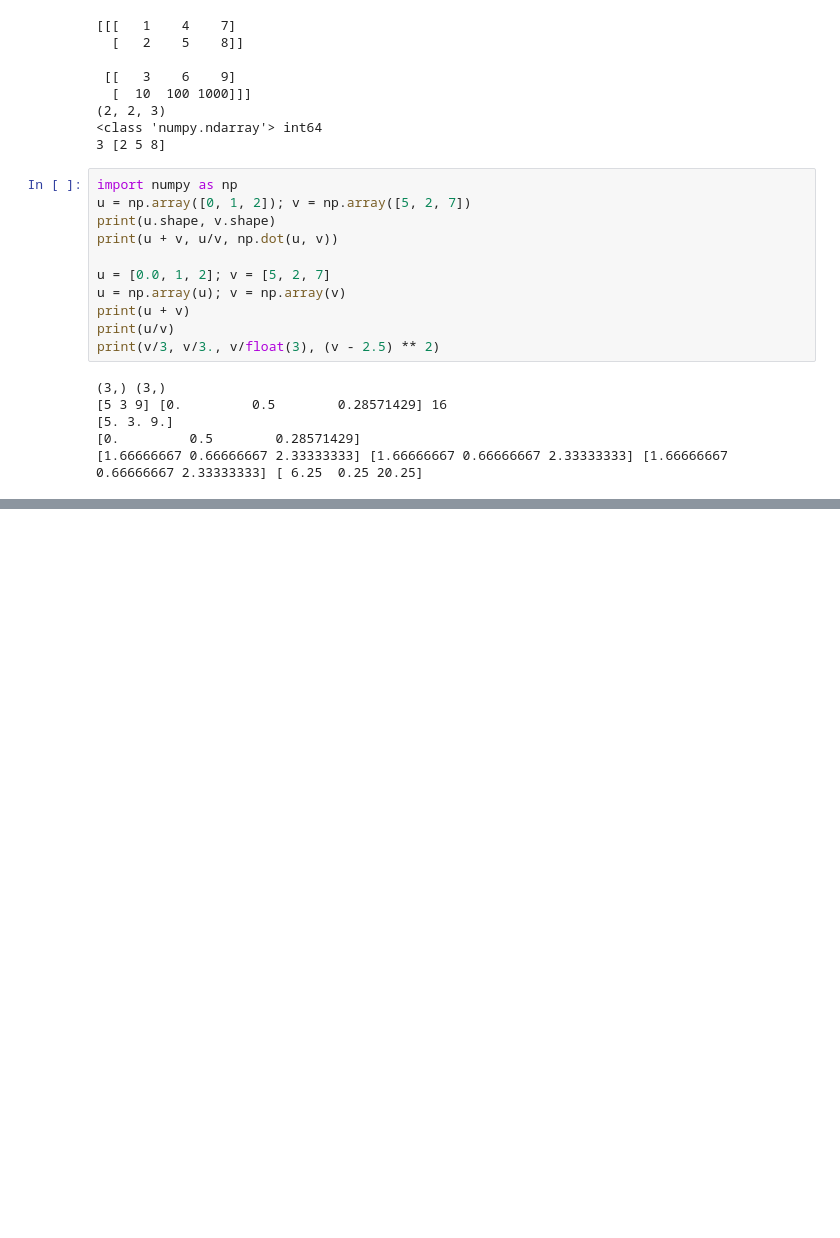
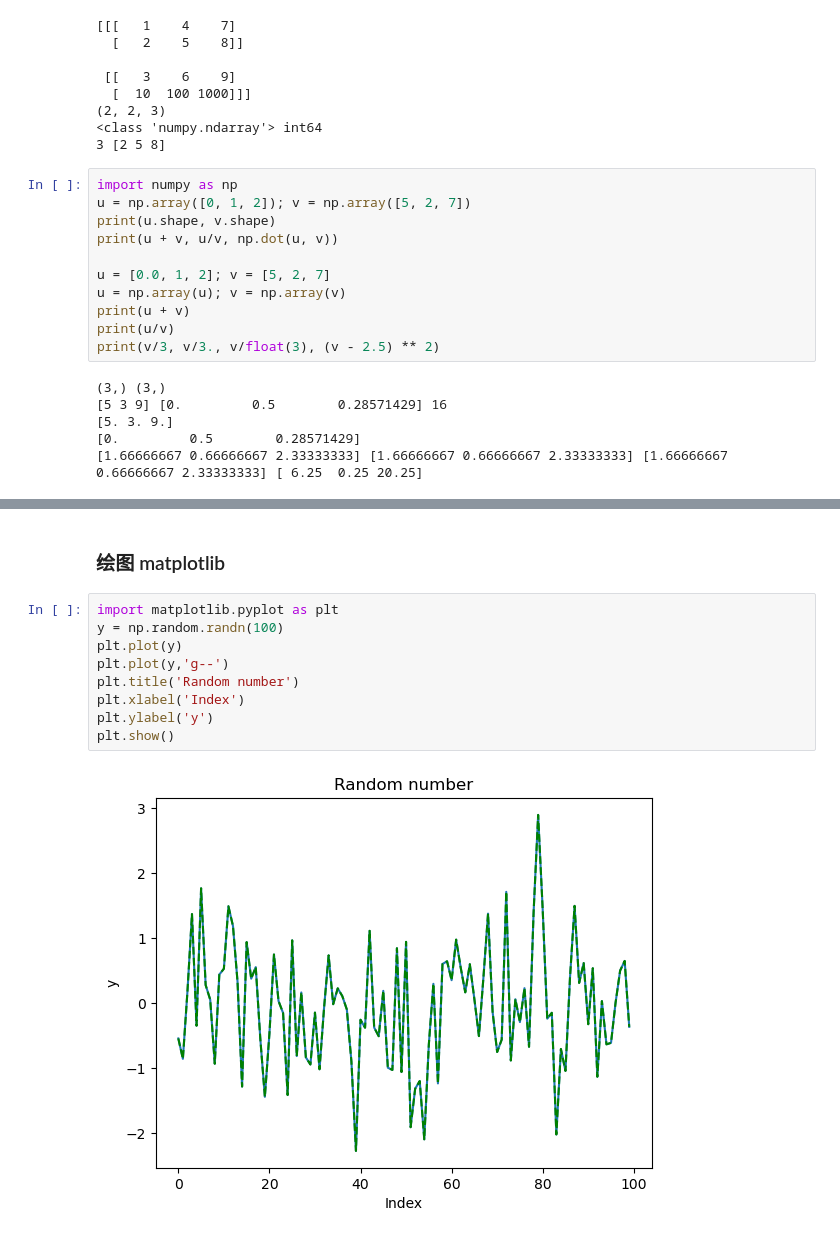
Before and after one commit to BobBaoo/Statistical-Methods-on-Complex-Data-with-R-and-Python, a Jupyter notebook: chp13_R_Python/Python_basic.ipynb, the cells around one changed output, grey strips where cells are left out. Cells and saved outputs as stored; diff of their text form; blank space fills up the shorter version.

```diff
--- a/chp13_R_Python/Python_basic.ipynb
+++ b/chp13_R_Python/Python_basic.ipynb
@@ -272,0 +380,13 @@ print(v/3, v/3., v/float(3), (v - 2.5) ** 2)
+# %% [markdown]
+### 绘图 matplotlib
+# %%
+import matplotlib.pyplot as plt
+y = np.random.randn(100)
+plt.plot(y)
+plt.plot(y,'g--')
+plt.title('Random number')
+plt.xlabel('Index')
+plt.ylabel('y')
+plt.show()
+# %% [output]
+[figure, added]
```
Also changed, not shown: parts of 16 cells of this notebook, 1 other file.
